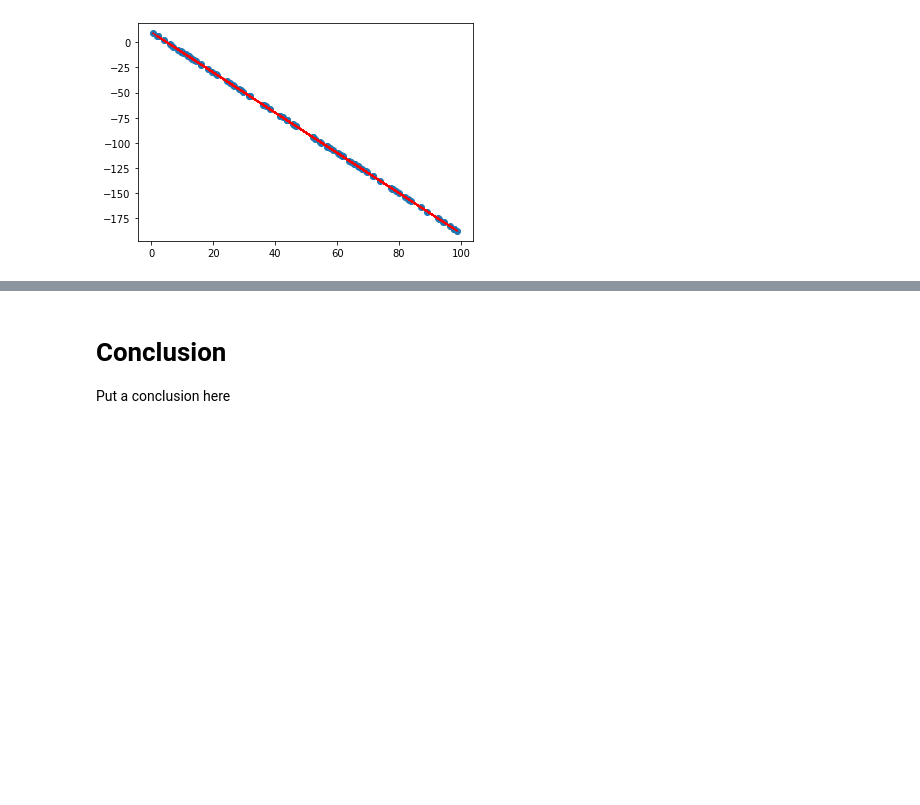
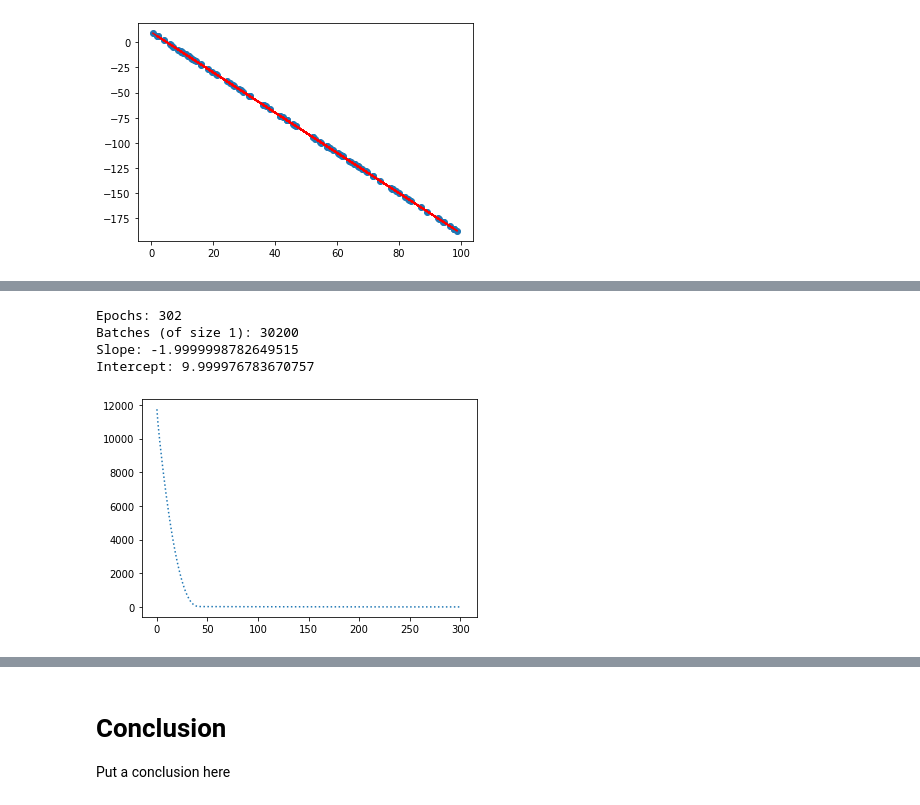
Before and after one commit to AugustasMacijauskas/personal-website, a Jupyter notebook: _notebooks/optimisation-algorithms.ipynb, the cells around one changed output, grey strips where cells are left out. Saved outputs shown, nothing was run; the diff lists cells and outputs as text; code cells hidden in the pictures; blank space fills up the shorter version.

```diff
--- a/_notebooks/optimisation-algorithms.ipynb
+++ b/_notebooks/optimisation-algorithms.ipynb
@@ -227,0 +313,10 @@ plt.plot(tracker.get_values("error"), linestyle="dotted");
+# %%
+optimizer = RMSpropOptimizer()
+params = { "lr": 1e-3, "decay_rate": 0.99 }
+perform_experiment(optimizer, params);
+# %% [output]
+Epochs: 302
+Batches (of size 1): 30200
+Slope: -1.9999998782649515
+Intercept: 9.999976783670757
+[figure, added]
```
Also changed, not shown: parts of 43 cells of this notebook, 1 other file.
